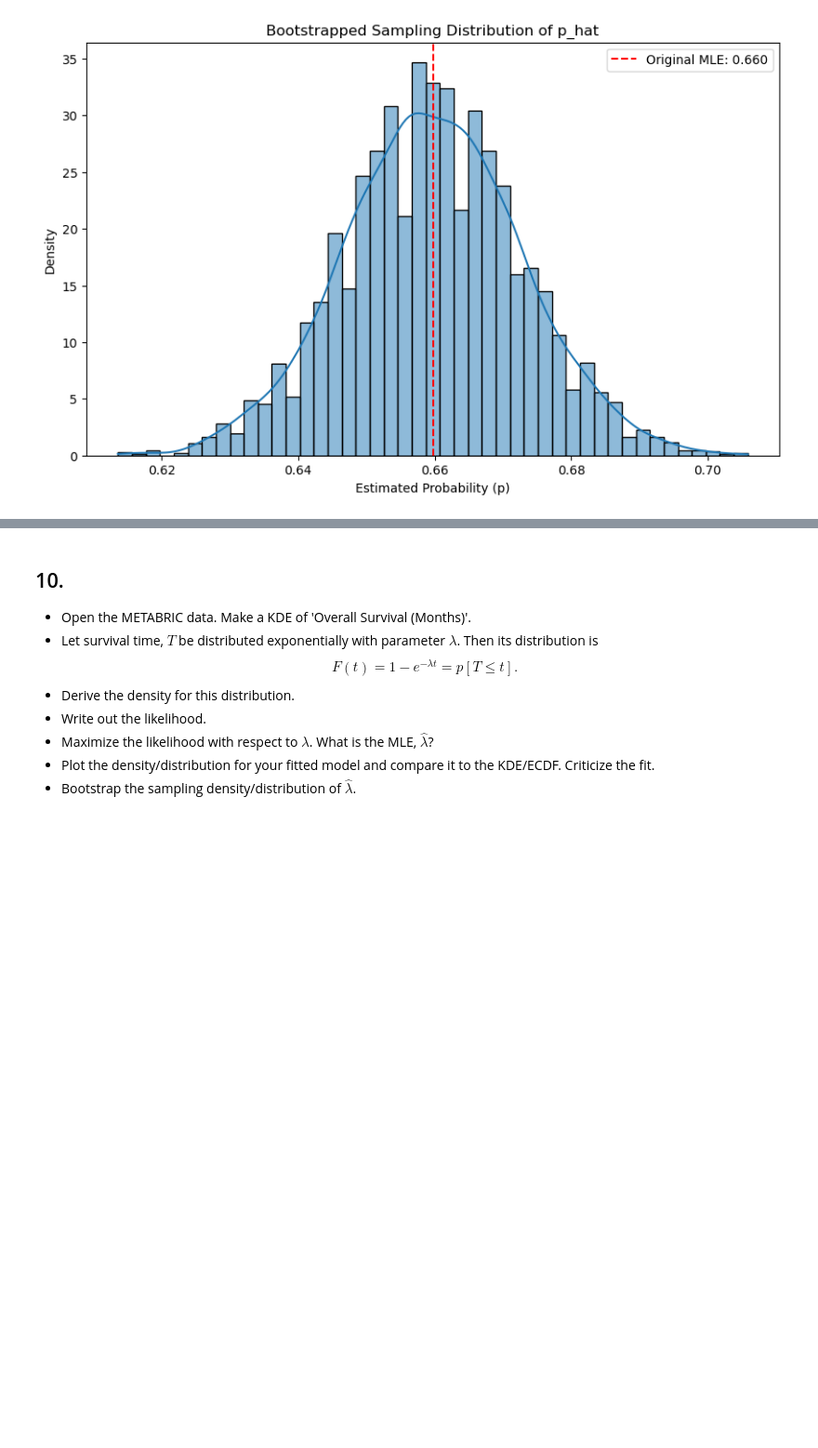
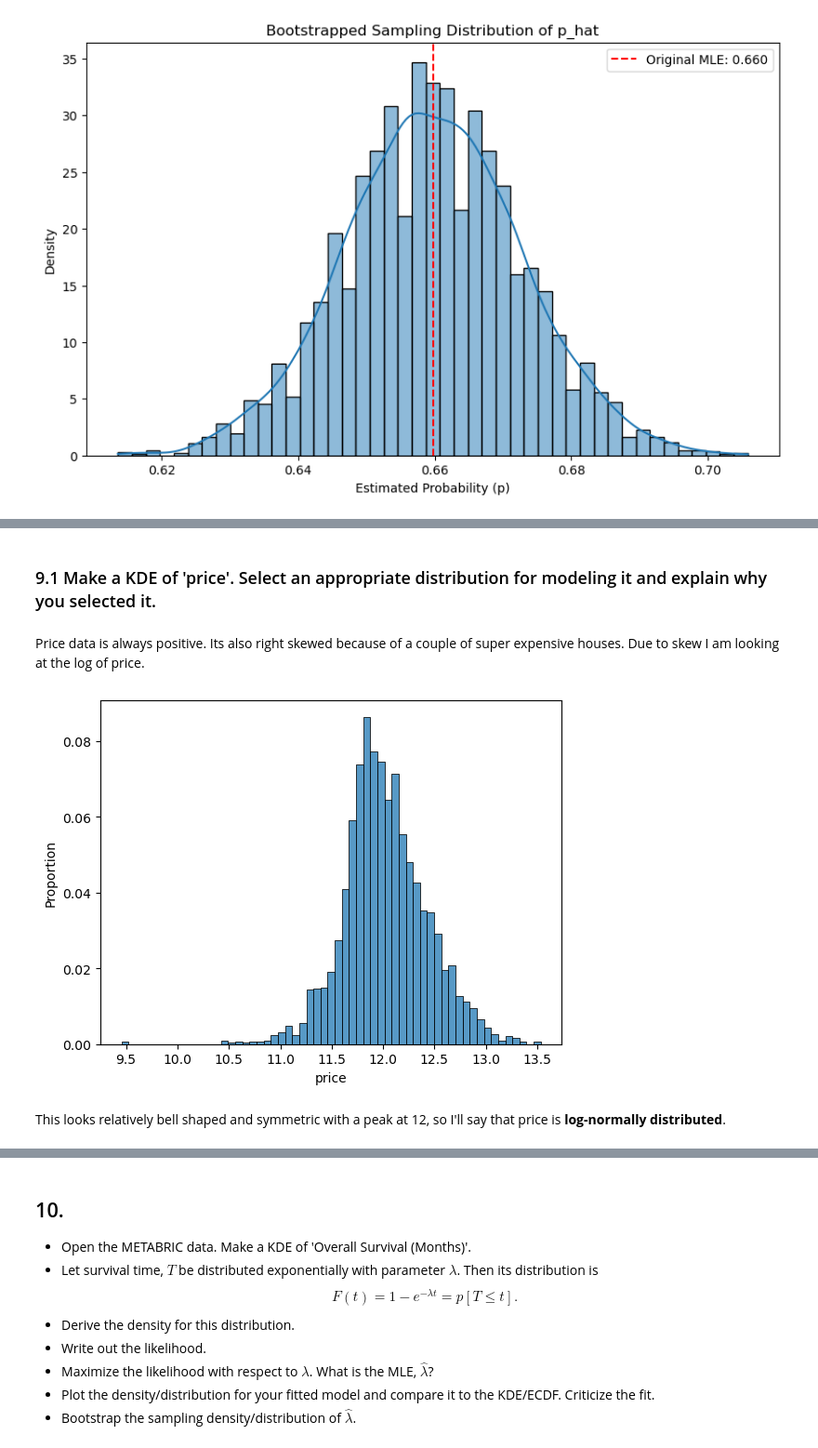
Before and after one commit to ssegaloff/UU_Assignment_7, a Jupyter notebook: assignment_7.ipynb, the cells around one changed output, grey strips where cells are left out. Shown at 93% size. Cells and saved outputs as stored; diff of their text form; code cells hidden in the pictures; blank space fills up the shorter version.

```diff
--- a/assignment_7.ipynb
+++ b/assignment_7.ipynb
@@ -328,2 +385,18 @@ Original MLE:  0.659717051377513
 - Plot the density/distribution for your fitted model and compare it to the KDE/ECDF. Criticize the fit.
 - Bootstrap the sampling density/distribution of your parameters.
+# %%
+df = pd.read_csv('/Users/sabinesegaloff/Code/UVA_Fall_25/Understanding_Uncertainty_5030/data/ames_prices.csv')
+# %% [markdown]
+### 9.1 Make a KDE of 'price'. Select an appropriate distribution for modeling it and explain why you selected it.
+# %% [markdown]
+Price data is always positive. Its also right skewed because of a couple of super expensive houses. Due to skew I am looking at the log of price.
+# %%
+# make a kde of 'price'
+
+y = np.log(df['price'])
+sns.histplot(y,stat='proportion')
+plt.show()
+# %% [output]
+[figure, added]
+# %% [markdown]
+This looks relatively bell shaped and symmetric with a peak at 12, so I'll say that price is **log-normally distributed**.
```
Also changed, not shown: parts of 15 cells of this notebook.
